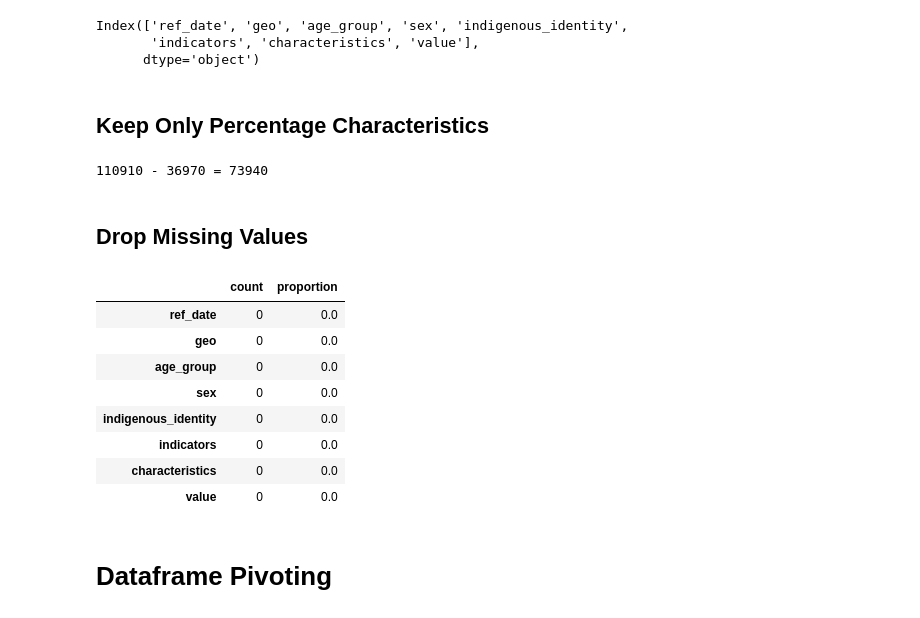
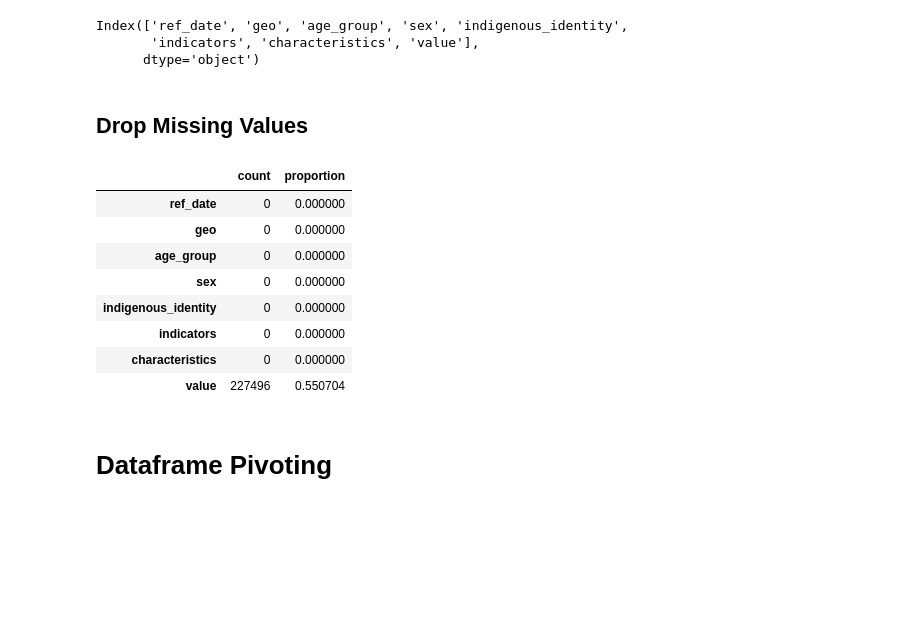
Before and after one commit to s8aH/GLOCAL-indigenous-healthcare, a Jupyter notebook: etl_eda/indigenous/health_indicators_etl_eda.ipynb, the cells around one changed output. Saved outputs shown, nothing was run; the diff lists cells and outputs as text; code cells hidden in the pictures; blank space fills up the shorter version.

```diff
--- a/etl_eda/indigenous/health_indicators_etl_eda.ipynb
+++ b/etl_eda/indigenous/health_indicators_etl_eda.ipynb
@@ -101,3 +96,5 @@ hi_filtered_df = hi_df[hi_df['value'] <= 100]
+# %%
+hi_filtered_df = hi_df.copy()
 # %%
 # categorical columns
 hi_filtered_df.describe(include=['object'])
@@ -146,32 +143,24 @@ hi_filtered_df.columns
 Index(['ref_date', 'geo', 'age_group', 'sex', 'indigenous_identity',
        'indicators', 'characteristics', 'value'],
       dtype='object')
-# %% [markdown]
-## Keep Only Percentage Characteristics
-# %%
-# filter characteristics == 'Percent'
-hi_filtered_df1 = hi_filtered_df[hi_filtered_df['characteristics'] == 'Percent']
-print(f"{hi_filtered_df.shape[0]} - {hi_filtered_df1.shape[0]} = {hi_filtered_df.shape[0] - hi_filtered_df1.shape[0]}")
-# %% [output]
-110910 - 36970 = 73940
 # %% [markdown]
 ## Drop Missing Values
 # %%
 # Check NA value counts and proportions
-na_counts = hi_filtered_df1.isna().sum()
-na_proportions = hi_filtered_df1.isna().mean()
+na_counts = hi_filtered_df.isna().sum()
+na_proportions = hi_filtered_df.isna().mean()
 na_summary = pd.DataFrame({'count': na_counts, 'proportion': na_proportions})
 na_summary
 # %% [output]
 |  | count | proportion |
-| ref_date | 0 | 0.0 |
-| geo | 0 | 0.0 |
-| age_group | 0 | 0.0 |
-| sex | 0 | 0.0 |
-| indigenous_identity | 0 | 0.0 |
-| indicators | 0 | 0.0 |
-| characteristics | 0 | 0.0 |
-| value | 0 | 0.0 |
+| ref_date | 0 | 0.000000 |
+| geo | 0 | 0.000000 |
+| age_group | 0 | 0.000000 |
+| sex | 0 | 0.000000 |
+| indigenous_identity | 0 | 0.000000 |
+| indicators | 0 | 0.000000 |
+| characteristics | 0 | 0.000000 |
+| value | 227496 | 0.550704 |
 # %% [markdown]
 # Dataframe Pivoting
 # %%
```
Also changed, not shown: parts of 24 cells of this notebook, 1 other file.
